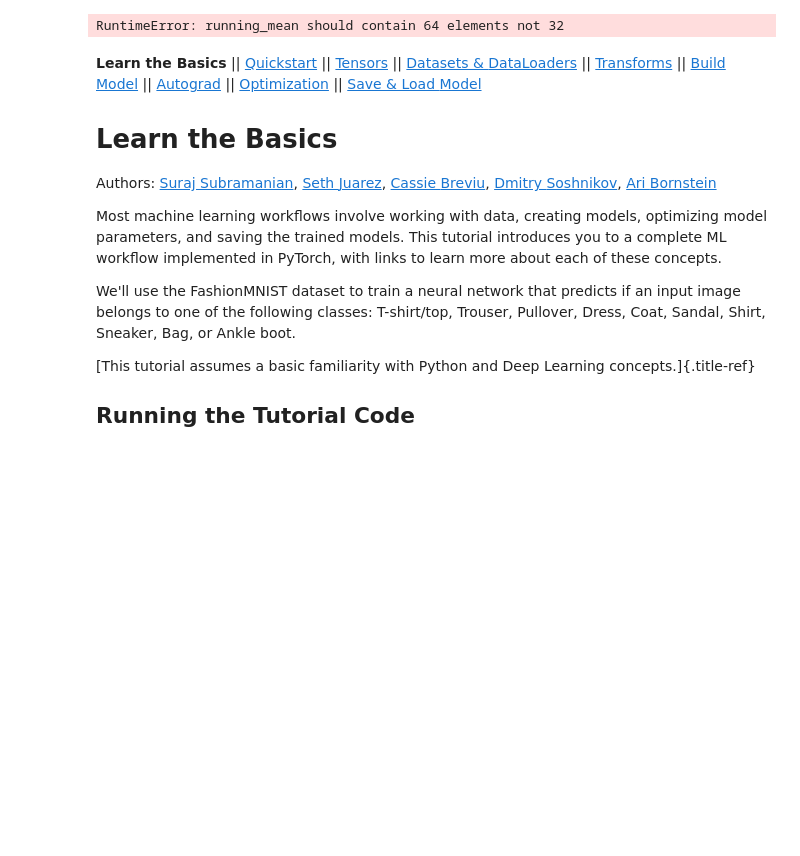
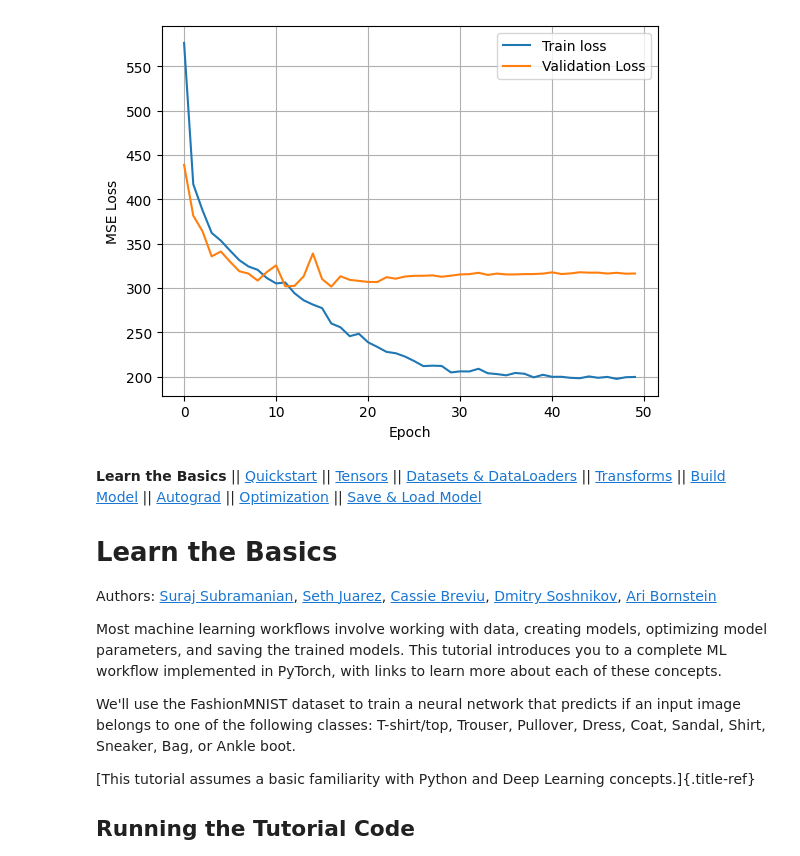
Before and after one commit to jjo0914/BrainCompetition, a Jupyter notebook: _downloads/070179efc13bd796c5dd4af7bf52d5b9/intro.ipynb, the cells around one changed output. Saved outputs shown, nothing was run; the diff lists cells and outputs as text; code cells hidden in the pictures; blank space fills up the shorter version.

```diff
--- a/_downloads/070179efc13bd796c5dd4af7bf52d5b9/intro.ipynb
+++ b/_downloads/070179efc13bd796c5dd4af7bf52d5b9/intro.ipynb
@@ -126,7 +126,7 @@ class SignalCNN(nn.Module): # 예시로 nn.Module,parameters() 가있는데 이
     #conv연산으로 특징 추출한 뒤에는  각채널당 값을 1개로요약
     # 그래서 필터로 추출할 특징이 얼마나 강하게 나타났는가? 만 요약  시간축값은 사라짐(10으로늘리거나 추가로다른모델 사용가능하다..)
     # mean써도 되긴한다는데 .. 음.. (1차원으로바로)
-    avg=64
+    avg=16
     self.global_pool = nn.AdaptiveAvgPool1d(avg) #아직3차원이래 만약8이면채널마다 최종8개 값
     # 마지막차원을 없앤다.. 왜?Linear는 2차원입력을기대한다고함
     self.flatten=nn.Flatten() # channel*최종값 = 최종값들을 1차원으로펼침
@@ -136,7 +136,7 @@ class SignalCNN(nn.Module): # 예시로 nn.Module,parameters() 가있는데 이
     # 16*1= w * (64*1) +bias
     # w=(16*64) 가되어야하네?
     # 처음w,b는  랜덤초기화
-    self.fc=nn.Linear(64*avg,output_dim)
+    self.fc=nn.Linear(256*avg,output_dim)
   def forward(self,x): # 이거이름바꾸면안된대 pytorch 에서는 nn.Module을 상속받으면 자동으로 forward가 실행된다..
     x = self.conv1(x)
     x = self.bn1(x)
@@ -277,4 +277,4 @@ val 개수: 1800
-RuntimeError: running_mean should contain 64 elements not 32
+[figure, added]
 # %% [markdown]
 **Learn the Basics** \|\| [Quickstart](quickstart_tutorial.html) \|\|
 [Tensors](tensorqs_tutorial.html) \|\| [Datasets &
```
Also changed, not shown: parts of 1 cell of this notebook.
